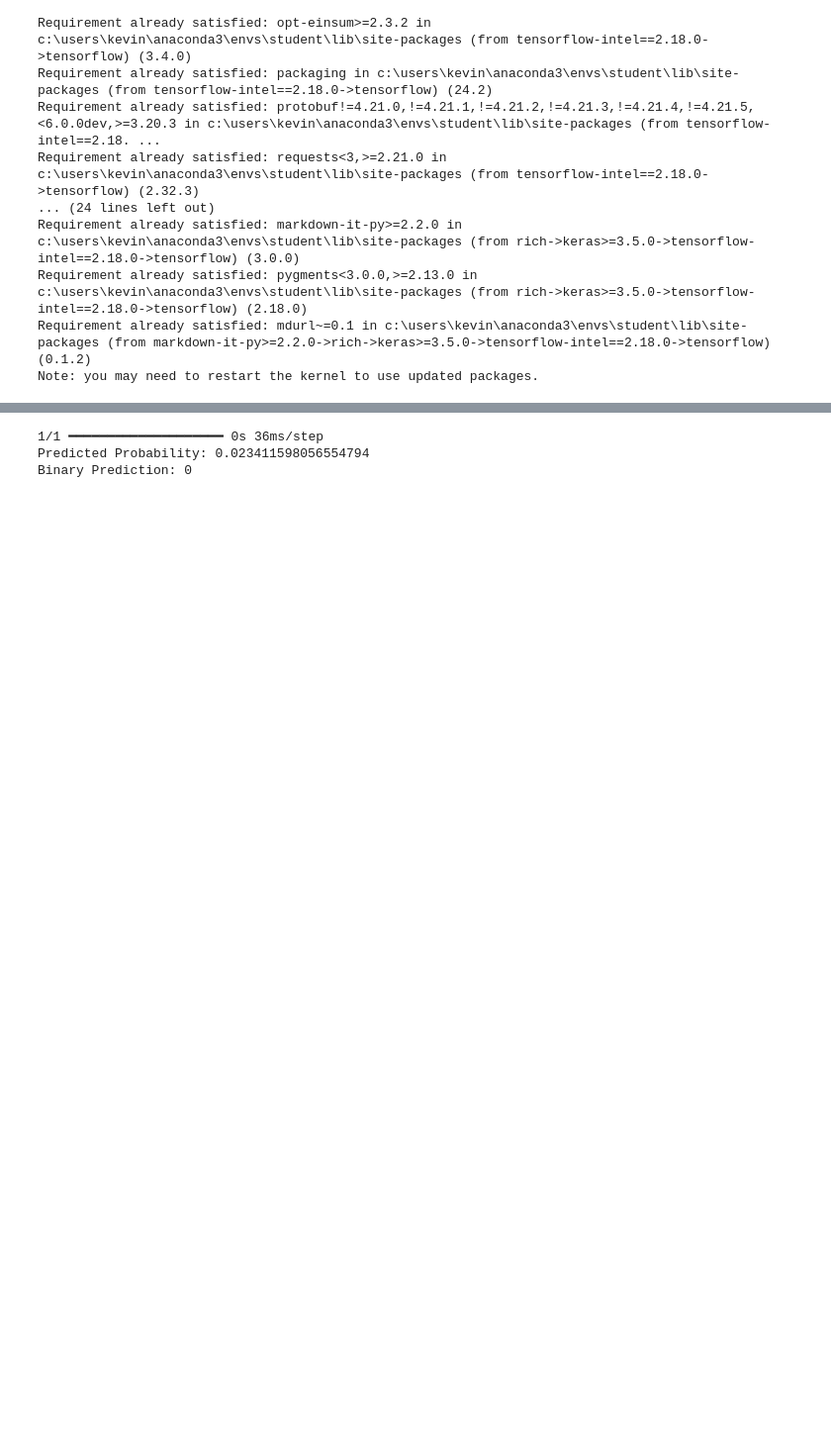
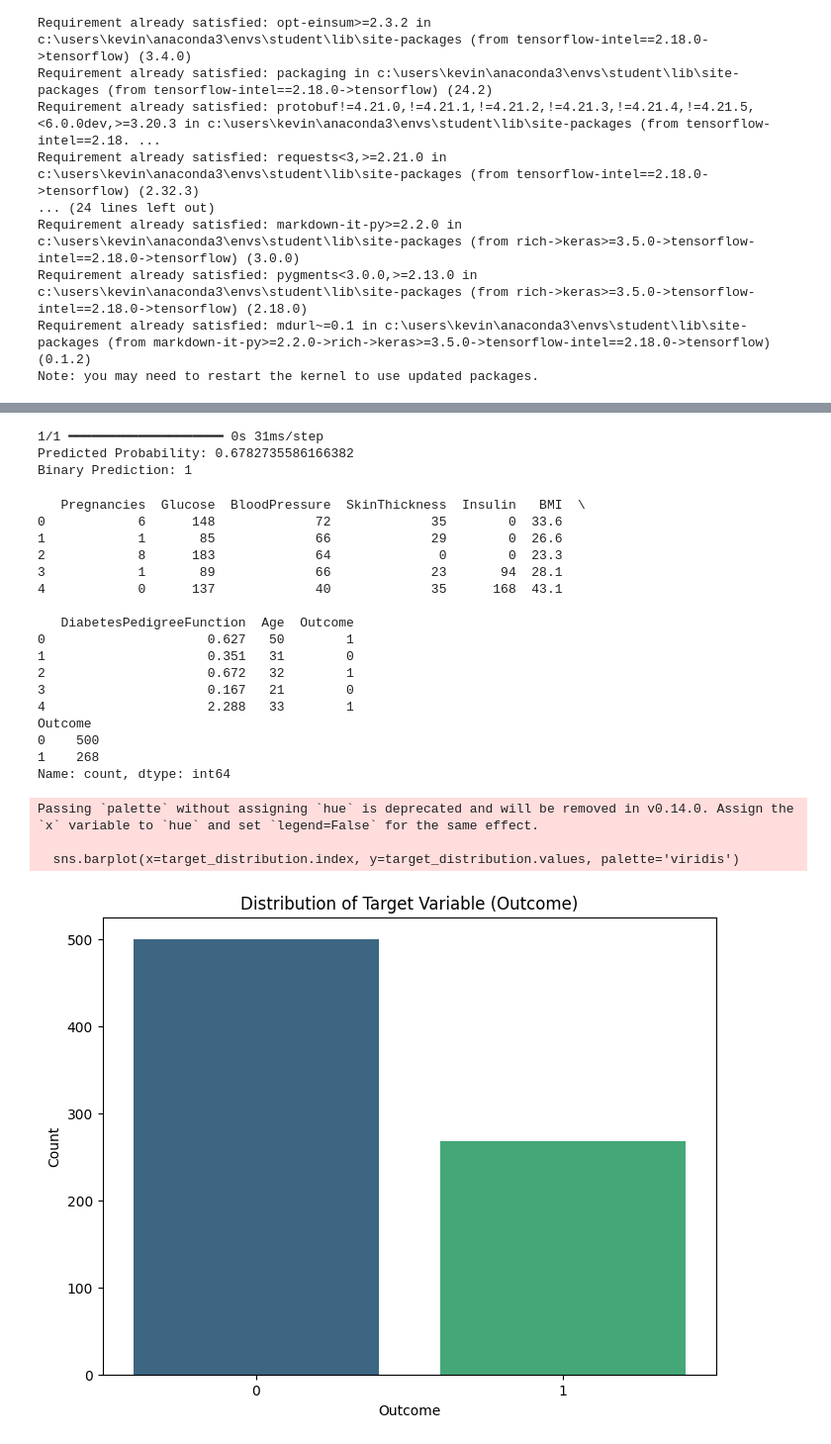
Before and after one commit to Kevin-gram/Summative-assignment---MLOP, a Jupyter notebook: notebook/Diabetes_Prediction_Model.ipynb, the cells around one changed output, grey strips where cells are left out. Shown at 99% size. Cells and saved outputs as stored; diff of their text form; code cells hidden in the pictures; blank space fills up the shorter version.

```diff
--- a/notebook/Diabetes_Prediction_Model.ipynb
+++ b/notebook/Diabetes_Prediction_Model.ipynb
@@ -179,14 +184,14 @@ model.save('diabetes_model.keras')
 # %%
 # Example input features
 example_input = {
-    'Pregnancies': 0,
-    'Glucose': 90,
-    'BloodPressure': 70,
-    'SkinThickness': 20,
-    'Insulin': 80,
-    'BMI': 22.0,
-    'DiabetesPedigreeFunction': 0.2,
-    'Age': 25
+    "Pregnancies": 5,
+    "Glucose": 166,
+    "BloodPressure": 72,
+    "SkinThickness": 19,
+    "Insulin": 175,
+    "BMI": 25.8,
+    "DiabetesPedigreeFunction": 0.587,
+    "Age": 51
 }
 
 # Convert the example input to a DataFrame
@@ -199,6 +204,51 @@ y_pred_binary_example = (y_pred_example > 0.5).astype(int)
 print(f'Predicted Probability: {y_pred_example[0][0]}')
 print(f'Binary Prediction: {y_pred_binary_example[0][0]}')
 # %% [output]
-1/1 ━━━━━━━━━━━━━━━━━━━━ 0s 36ms/step
-Predicted Probability: 0.023411598056554794
-Binary Prediction: 0
+1/1 ━━━━━━━━━━━━━━━━━━━━ 0s 31ms/step
+Predicted Probability: 0.6782735586166382
+Binary Prediction: 1
+# %%
+# Import necessary libraries
+import pandas as pd
+import matplotlib.pyplot as plt
+import seaborn as sns
+
+# Load the dataset
+df = pd.read_csv('../data/diabetes.csv')
+
+# Display the first few rows of the dataset
+print(df.head())
+
+# Check the distribution of the target variable
+target_distribution = df['Outcome'].value_counts()
+print(target_distribution)
+
+# Plot the distribution of the target variable
+plt.figure(figsize=(8, 6))
+sns.barplot(x=target_distribution.index, y=target_distribution.values, palette='viridis')
+plt.xlabel('Outcome')
+plt.ylabel('Count')
+plt.title('Distribution of Target Variable (Outcome)')
+plt.show()
+# %% [output]
+   Pregnancies  Glucose  BloodPressure  SkinThickness  Insulin   BMI  \
+0            6      148             72             35        0  33.6
+1            1       85             66             29        0  26.6
+2            8      183             64              0        0  23.3
+3            1       89             66             23       94  28.1
+4            0      137             40             35      168  43.1
+
+   DiabetesPedigreeFunction  Age  Outcome
+0                     0.627   50        1
+1                     0.351   31        0
+2                     0.672   32        1
+3                     0.167   21        0
+4                     2.288   33        1
+Outcome
+0    500
+1    268
+Name: count, dtype: int64
+Passing `palette` without assigning `hue` is deprecated and will be removed in v0.14.0. Assign the `x` variable to `hue` and set `legend=False` for the same effect.
+
+  sns.barplot(x=target_distribution.index, y=target_distribution.values, palette='viridis')
+[figure, added]
```
Also changed, not shown: parts of 11 cells of this notebook, 2 other files.
